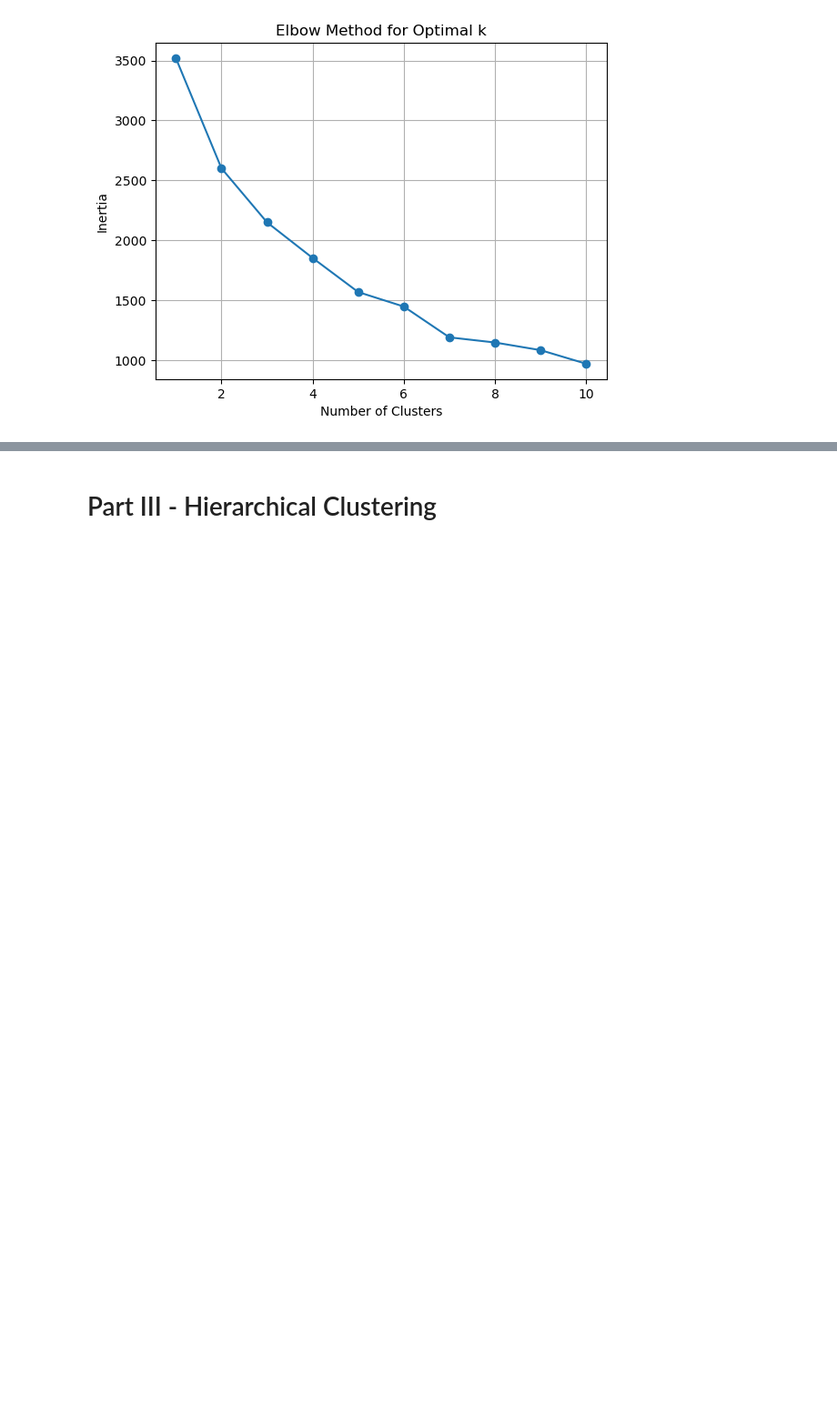
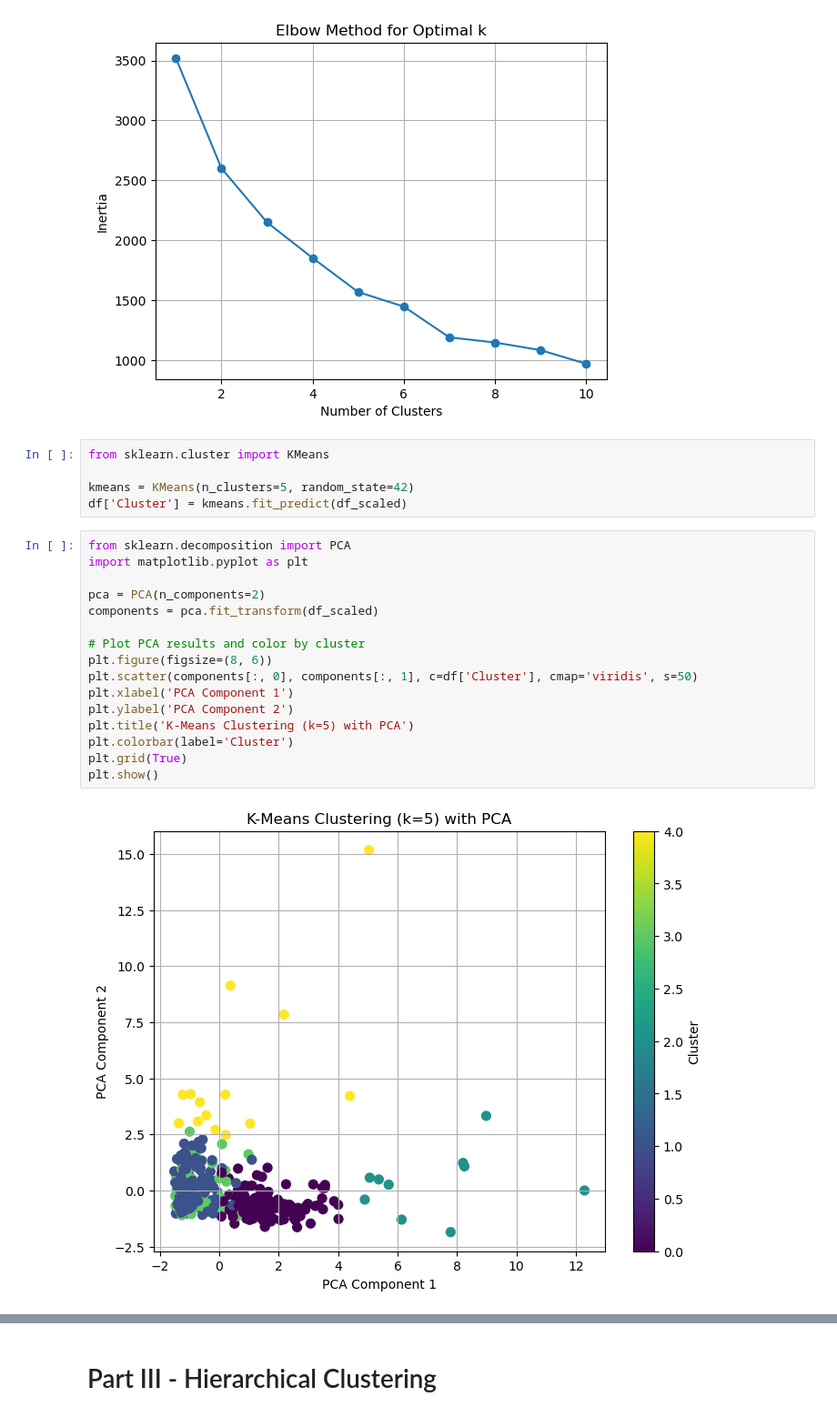
Before and after one commit to Ikenna1414/ml-project-unsupervised-learning, a Jupyter notebook: Unsupervised Learning - Project.ipynb, the cells around one changed output, grey strips where cells are left out. Shown: that part at 91% size. Saved outputs shown, nothing was run; the diff lists cells and outputs as text; blank space fills up the shorter version.

```diff
--- a/Unsupervised Learning - Project.ipynb
+++ b/Unsupervised Learning - Project.ipynb
@@ -121,3 +123,26 @@ plt.grid(True)
 plt.show()
 # %% [output]
 [figure]
+# %%
+from sklearn.cluster import KMeans
+
+kmeans = KMeans(n_clusters=5, random_state=42)
+df['Cluster'] = kmeans.fit_predict(df_scaled)
+# %%
+from sklearn.decomposition import PCA
+import matplotlib.pyplot as plt
+
+pca = PCA(n_components=2)
+components = pca.fit_transform(df_scaled)
+
+# Plot PCA results and color by cluster
+plt.figure(figsize=(8, 6))
+plt.scatter(components[:, 0], components[:, 1], c=df['Cluster'], cmap='viridis', s=50)
+plt.xlabel('PCA Component 1')
+plt.ylabel('PCA Component 2')
+plt.title('K-Means Clustering (k=5) with PCA')
+plt.colorbar(label='Cluster')
+plt.grid(True)
+plt.show()
+# %% [output]
+[figure, added]
```
Also changed, not shown: parts of 10 cells of this notebook.
